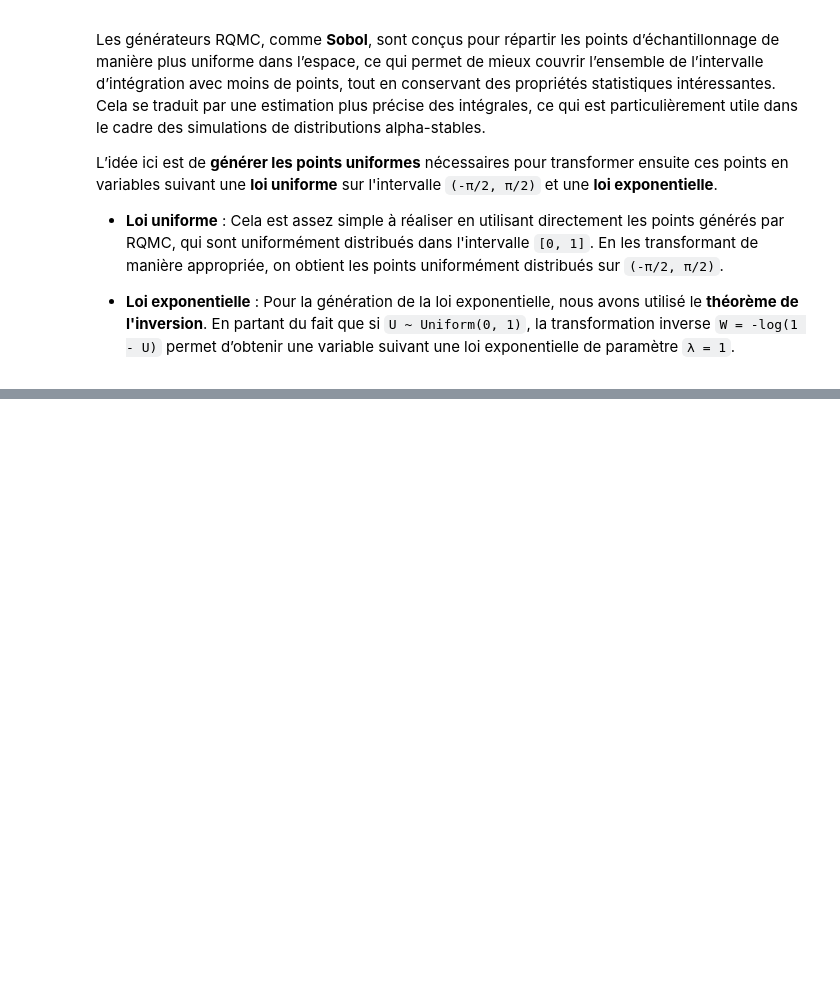
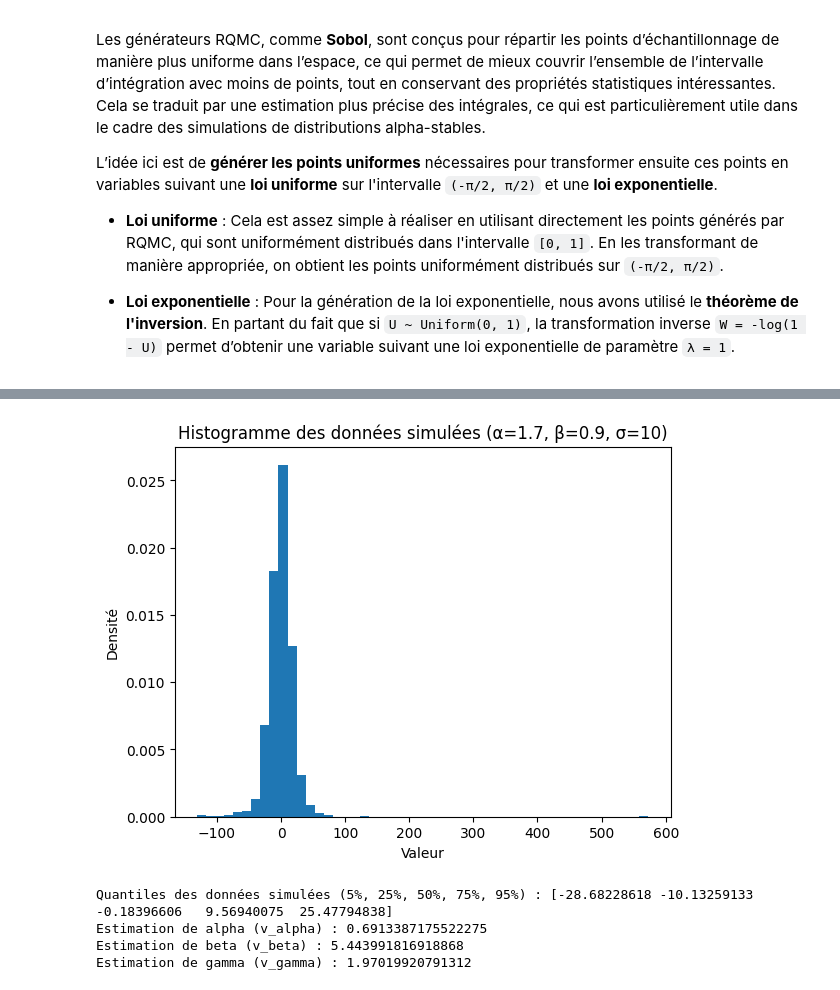
Before and after one commit to bilzoo/ABC-for-alpha-stable-models, a Jupyter notebook: Notebook.ipynb, the cells around one changed output, grey strips where cells are left out. Cells and saved outputs as stored; diff of their text form; code cells hidden in the pictures; blank space fills up the shorter version.

```diff
--- a/Notebook.ipynb
+++ b/Notebook.ipynb
@@ -290,0 +287,38 @@ plt.show()
+# %%
+alpha = 1.7
+beta = 0.9
+gamma = 10
+delta = 0
+size = 1000  # Nombre d'observations
+
+# Simuler les données
+data = sample_alpha_stable(alpha, beta, gamma, delta, size)
+# Afficher un histogramme des données simulées
+plt.hist(data, bins=50, density=True)
+plt.title(f"Histogramme des données simulées (α={alpha}, β={beta}, σ={gamma})")
+plt.xlabel("Valeur")
+plt.ylabel("Densité")
+plt.show()
+# %% [output]
+[figure, added]
+# %%
+# Calculer les quantiles des données simulées
+quantiles_data = np.percentile(data, [5, 25, 50, 75, 95])
+
+# Afficher les quantiles
+print(f"Quantiles des données simulées (5%, 25%, 50%, 75%, 95%) : {quantiles_data}")
+
+# Estimations basées sur les quantiles
+v_alpha = (quantiles_data[3] - quantiles_data[1]) / (quantiles_data[2] - quantiles_data[0])  # Exemple de calcul pour v_alpha
+v_beta = (quantiles_data[4] - quantiles_data[0]) / (quantiles_data[2] - quantiles_data[1])  # Exemple pour v_beta
+v_gamma = (quantiles_data[3] - quantiles_data[1]) / gamma
+
+# Afficher les estimations des paramètres
+print(f"Estimation de alpha (v_alpha) : {v_alpha}")
+print(f"Estimation de beta (v_beta) : {v_beta}")
+print(f"Estimation de gamma (v_gamma) : {v_gamma}")
+# %% [output]
+Quantiles des données simulées (5%, 25%, 50%, 75%, 95%) : [-28.68228618 -10.13259133  -0.18396606   9.56940075  25.47794838]
+Estimation de alpha (v_alpha) : 0.6913387175522275
+Estimation de beta (v_beta) : 5.443991816918868
+Estimation de gamma (v_gamma) : 1.97019920791312
```
Also changed, not shown: parts of 9 cells of this notebook.
